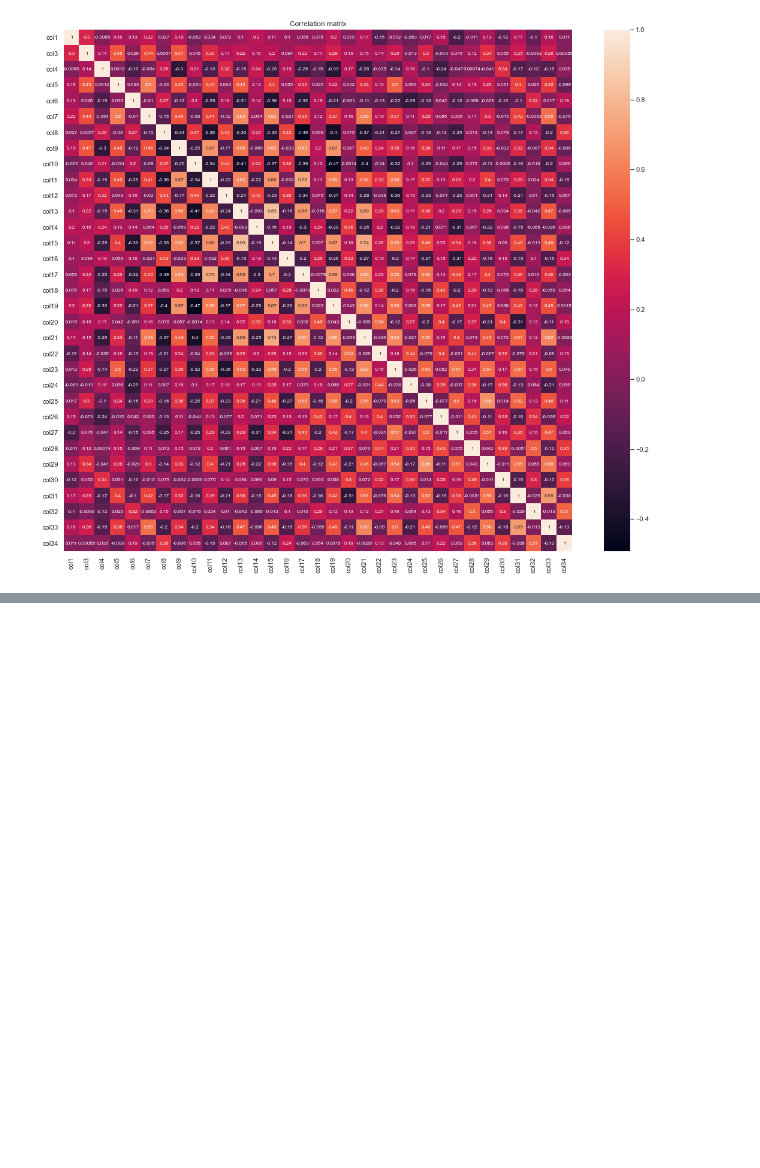
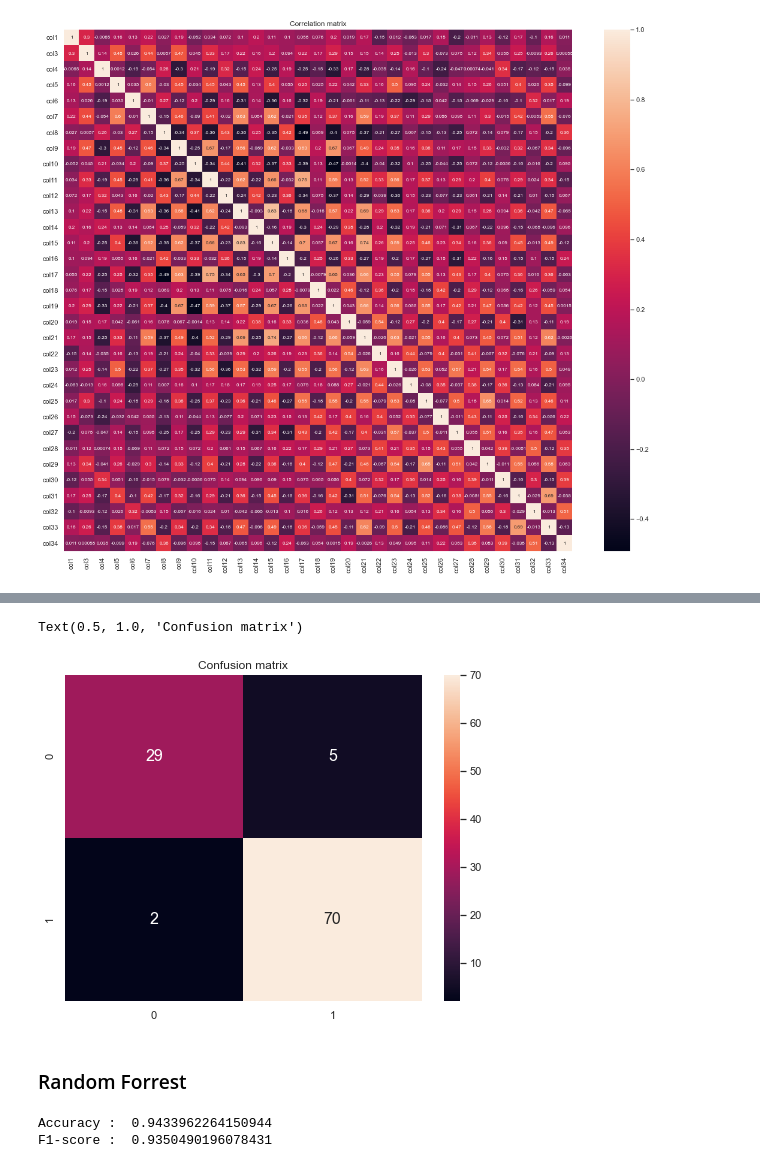
Before and after one commit to MohamedNennouche/Other-classification-projects, a Jupyter notebook: iono-notebook.ipynb, the cells around one changed output, grey strips where cells are left out. Saved outputs shown, nothing was run; the diff lists cells and outputs as text; code cells hidden in the pictures; blank space fills up the shorter version.

```diff
--- a/iono-notebook.ipynb
+++ b/iono-notebook.ipynb
@@ -75,0 +122,17 @@ Text(0.5, 1.0, 'Correlation matrix')
+# %%
+plt.figure(figsize=(8,6))
+sns.heatmap(metrics.confusion_matrix(etiq_test, yknn), annot=True, annot_kws={"size": 16})
+plt.title("Confusion matrix")
+# %% [output]
+Text(0.5, 1.0, 'Confusion matrix')
+[figure, added]
+# %% [markdown]
+### Random Forrest
+# %%
+forrest = RandomForestClassifier(n_estimators = 55, max_features = 'log2', criterion = 'entropy', class_weight='balanced', random_state = 10).fit(fv_train,etiq_train)
+yforrest = forrest.predict(fv_test)
+print("Accuracy : ",metrics.accuracy_score(etiq_test, yforrest))
+print("F1-score : ",metrics.f1_score(etiq_test, yforrest, average='macro'))
+# %% [output]
+Accuracy :  0.9433962264150944
+F1-score :  0.9350490196078431
```
Also changed, not shown: parts of 13 cells of this notebook.
